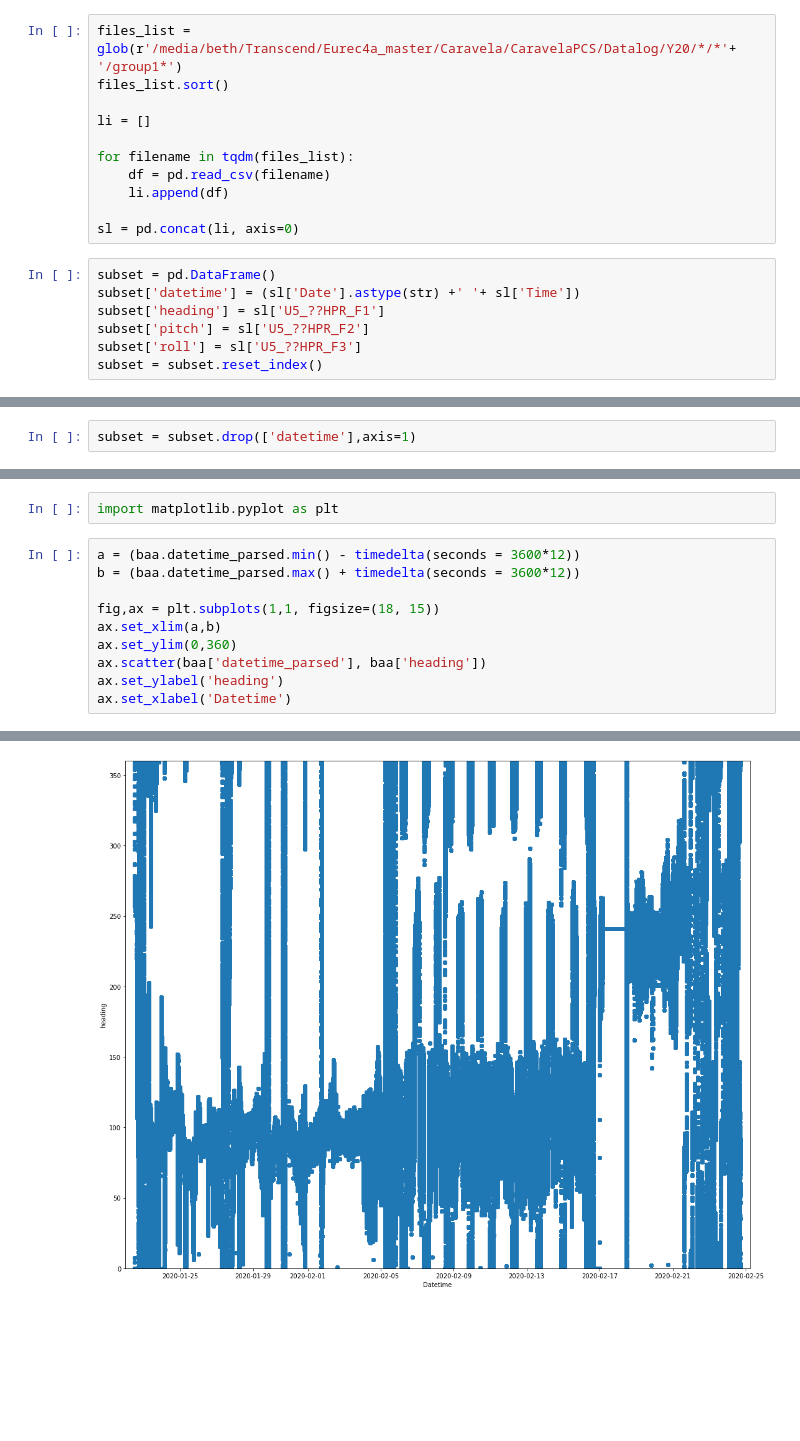
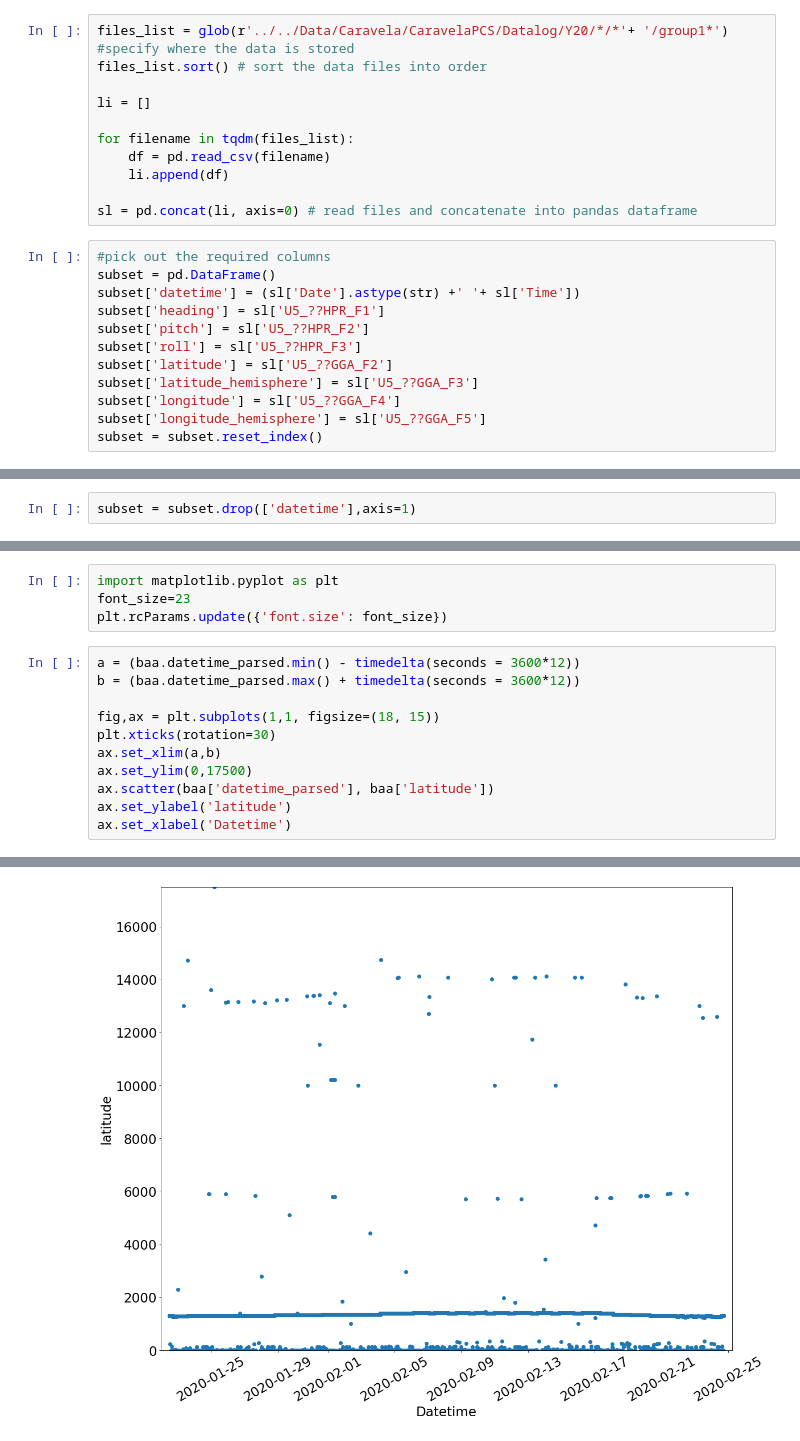
Before and after one commit to ESiddle/Eurec4a-Analysis-scripts-AERIS, a Jupyter notebook: CARAVELA_Motion.ipynb, the cells around one changed output, grey strips where cells are left out. Saved outputs shown, nothing was run; the diff lists cells and outputs as text; blank space fills up the shorter version.

```diff
--- a/CARAVELA_Motion.ipynb
+++ b/CARAVELA_Motion.ipynb
@@ -9,8 +9,8 @@ import pynmea2
 # %%
 work_dir = Path.cwd() # set path to current working directory
 # %%
-files_list = glob(r'/media/beth/Transcend/Eurec4a_master/Caravela/CaravelaPCS/Datalog/Y20/*/*'+ '/group1*')
-files_list.sort()
+files_list = glob(r'../../Data/Caravela/CaravelaPCS/Datalog/Y20/*/*'+ '/group1*')  #specify where the data is stored
+files_list.sort() # sort the data files into order
 
 li = []
 
@@ -18,11 +18,16 @@ for filename in tqdm(files_list):
     df = pd.read_csv(filename)
     li.append(df)
 
-sl = pd.concat(li, axis=0)
+sl = pd.concat(li, axis=0) # read files and concatenate into pandas dataframe
 # %%
+#pick out the required columns
 subset = pd.DataFrame()
 subset['datetime'] = (sl['Date'].astype(str) +' '+ sl['Time'])
 subset['heading'] = sl['U5_??HPR_F1']
 subset['pitch'] = sl['U5_??HPR_F2']
 subset['roll'] = sl['U5_??HPR_F3']
+subset['latitude'] = sl['U5_??GGA_F2']
+subset['latitude_hemisphere'] = sl['U5_??GGA_F3']
+subset['longitude'] = sl['U5_??GGA_F4']
+subset['longitude_hemisphere'] = sl['U5_??GGA_F5']
 subset = subset.reset_index()
@@ -100,15 +123,18 @@ baa
 # %%
 import matplotlib.pyplot as plt
+font_size=23
+plt.rcParams.update({'font.size': font_size})
 # %%
 a = (baa.datetime_parsed.min() - timedelta(seconds = 3600*12))
 b = (baa.datetime_parsed.max() + timedelta(seconds = 3600*12))
 
 fig,ax = plt.subplots(1,1, figsize=(18, 15))
+plt.xticks(rotation=30)
 ax.set_xlim(a,b)
-ax.set_ylim(0,360)
-ax.scatter(baa['datetime_parsed'], baa['heading'])
-ax.set_ylabel('heading')
+ax.set_ylim(0,17500)
+ax.scatter(baa['datetime_parsed'], baa['latitude'])
+ax.set_ylabel('latitude')
 ax.set_xlabel('Datetime')
 # %% [output]
 Text(0.5, 0, 'Datetime')
-[figure, old version]
+[figure, new version]
```
Also changed, not shown: parts of 15 cells of this notebook, 1 other file.
